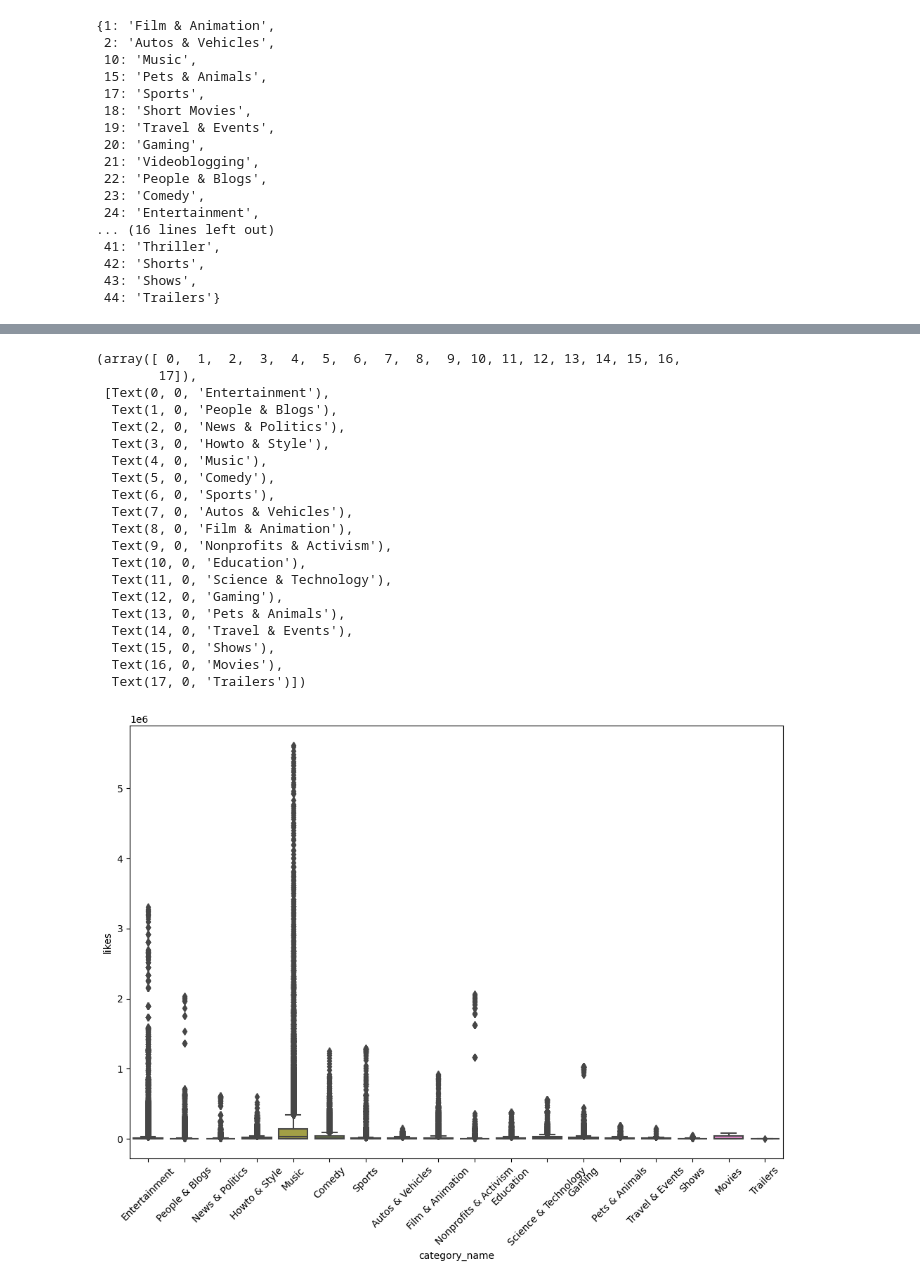
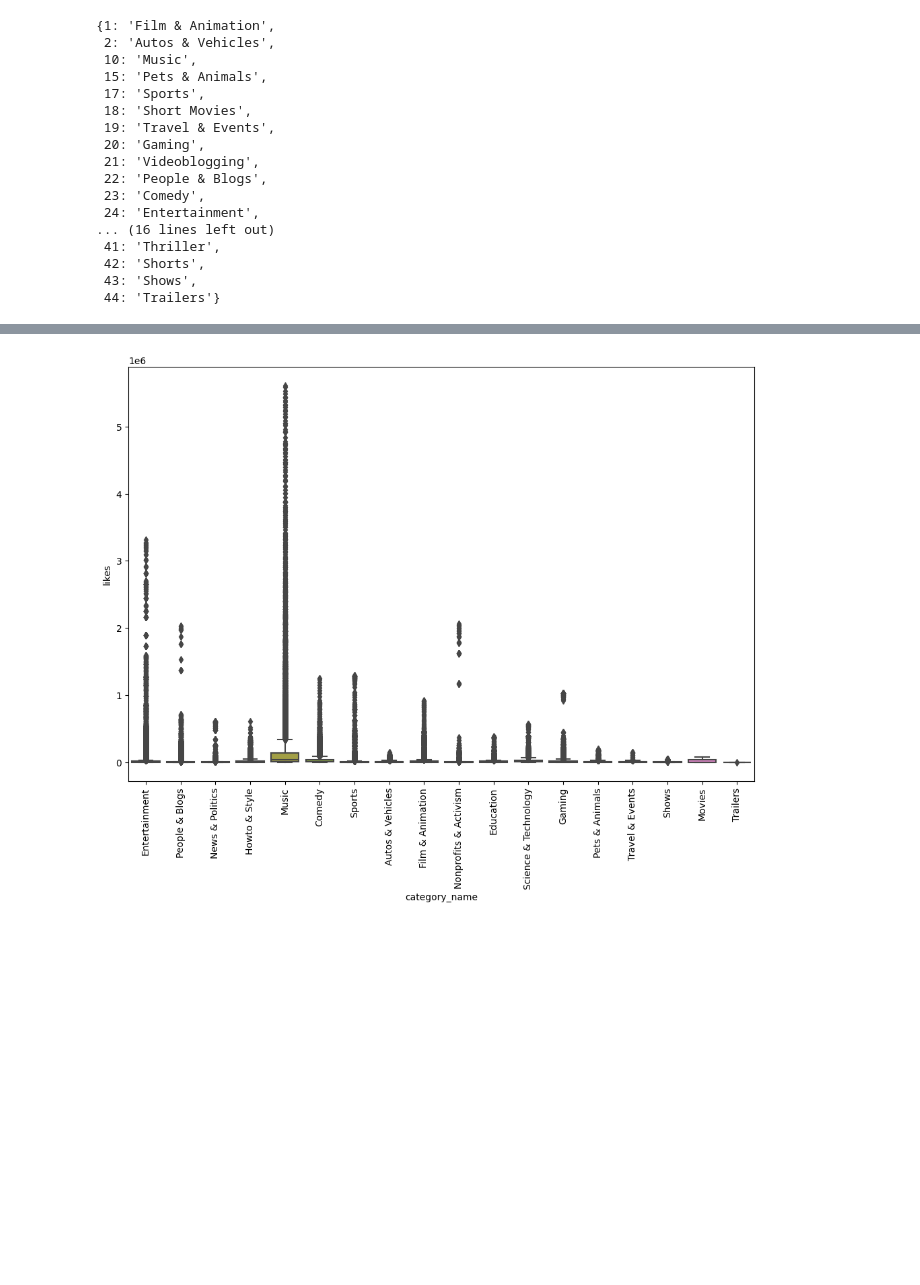
Before and after one commit to xiaox0409/youtube_analysis, a Jupyter notebook: import,clean,export.ipynb, the cells around one changed output, grey strips where cells are left out. Drawn from its saved outputs; the diff is of its cells as text; code cells hidden in the pictures; blank space fills up the shorter version.

Commit message:
youtube views analysis
import, clean, merge, and export data from different countries
what's the most liked categories
The relation between likes/views/title analysis.

```diff
--- a/import,clean,export.ipynb
+++ b/import,clean,export.ipynb
@@ -54,28 +54,9 @@ full_df.head()
 | 3 | hcY52MFWMDM | 17.14.11 | Sismo de 6.7 sacude Costa Rica 12... | Casanare | 25 | 2017-11-13T03:47:10.000Z | temblor|"costa rica"|"sismo en co... | 96153 | 378 | ... |
 | 4 | _OXDcGPVAa4 | 17.14.11 | DOG HACKS | MUSAS LESSLIE LOS POL... | Musas | 26 | 2017-11-13T19:17:48.000Z | MUSAS|"lesslie"|"karen"|"hacks"|"... | 499965 | 57781 | ... |
-# %%
-plt.figure(figsize=(12,8))
-sns.boxplot(x='category_name' , y='likes' , data=full_df )
-plt.xticks(rotation = 45)
-# %% [output]
-(array([ 0,  1,  2,  3,  4,  5,  6,  7,  8,  9, 10, 11, 12, 13, 14, 15, 16,
-        17]),
- [Text(0, 0, 'Entertainment'),
-  Text(1, 0, 'People & Blogs'),
-  Text(2, 0, 'News & Politics'),
-  Text(3, 0, 'Howto & Style'),
-  Text(4, 0, 'Music'),
-  Text(5, 0, 'Comedy'),
-  Text(6, 0, 'Sports'),
-  Text(7, 0, 'Autos & Vehicles'),
-  Text(8, 0, 'Film & Animation'),
-  Text(9, 0, 'Nonprofits & Activism'),
-  Text(10, 0, 'Education'),
-  Text(11, 0, 'Science & Technology'),
-  Text(12, 0, 'Gaming'),
-  Text(13, 0, 'Pets & Animals'),
-  Text(14, 0, 'Travel & Events'),
-  Text(15, 0, 'Shows'),
-  Text(16, 0, 'Movies'),
-  Text(17, 0, 'Trailers')])
-[figure, removed]
+# %%
+plt.figure(figsize=(12,8))
+sns.boxplot(x='category_name' , y='likes' , data=full_df )
+plt.xticks(rotation =90)
+plt.show()
+# %% [output]
+[figure, added]
```
Also changed, not shown: parts of 10 cells of this notebook.
